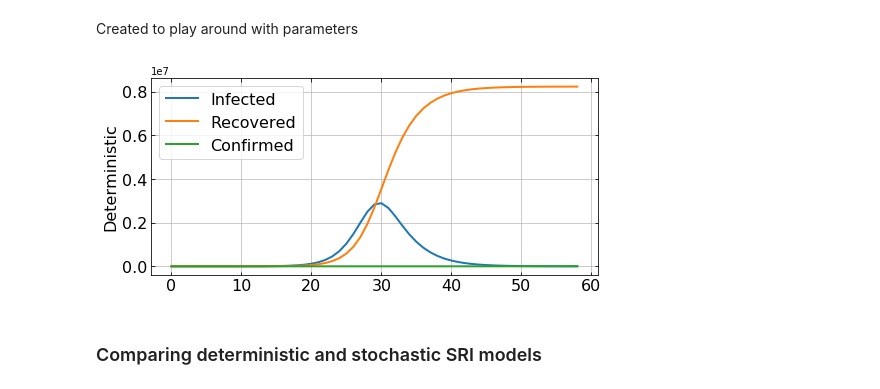
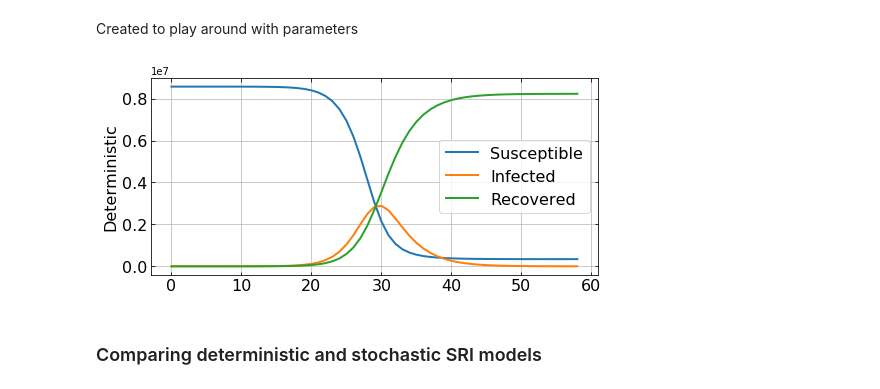
Before and after one commit to jeannechaverot/CovidForecasting, a Jupyter notebook: Simulator.ipynb, the cells around one changed output. Saved outputs shown, nothing was run; the diff lists cells and outputs as text; code cells hidden in the pictures.

```diff
--- a/Simulator.ipynb
+++ b/Simulator.ipynb
@@ -127,21 +22,21 @@ Created to play around with parameters
 # %%
 params = {'beta' : 0.9, 'gamma' : 0.3, 'S0' : 8570000, 'I0' : 10, 'R0' : 0}
 model = DeterministicSRI(**params)
 model.evolve(days=58)
 
 xlabel = 'Days'
 ylabel = 'Deterministic'
 fig = plt.figure(figsize=(8,8))
 ax = fig.add_subplot(211)
-#ax.plot(model.time, model.S, linewidth=2, label='Susceptible')
+ax.plot(model.time, model.S, linewidth=2, label='Susceptible')
 ax.plot(model.time, model.I, linewidth=2, label='Infected')
 ax.plot(model.time, model.R, linewidth=2, label='Recovered')
-ax.plot(model.time, confirmed, linewidth=2, label='Confirmed')
+#ax.plot(model.time, confirmed, linewidth=2, label='Confirmed')
 
 set_ax(ax, ylabel=ylabel, legend=True)
 plt.show()
 # %% [output]
-[figure, old version]
+[figure, new version]
 # %% [markdown]
 ### Comparing deterministic and stochastic SRI models
 # %%
```
Also changed, not shown: parts of 5 cells of this notebook.
